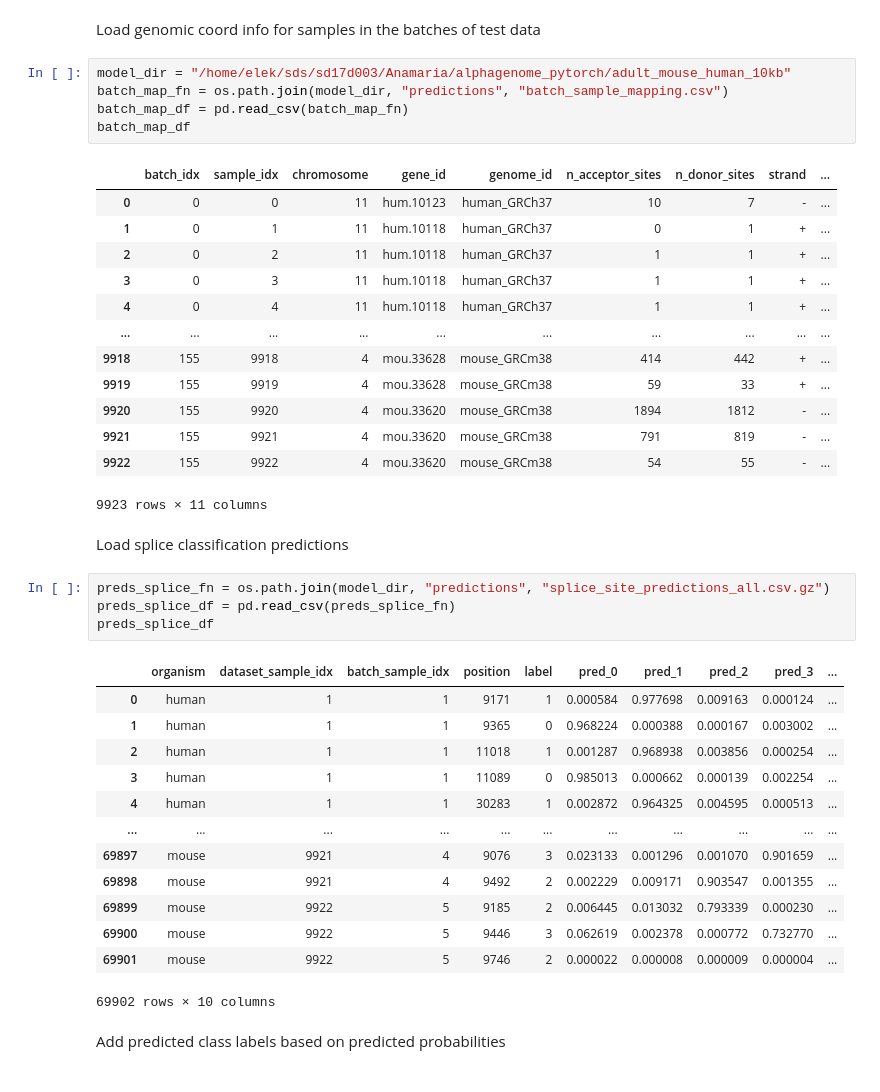
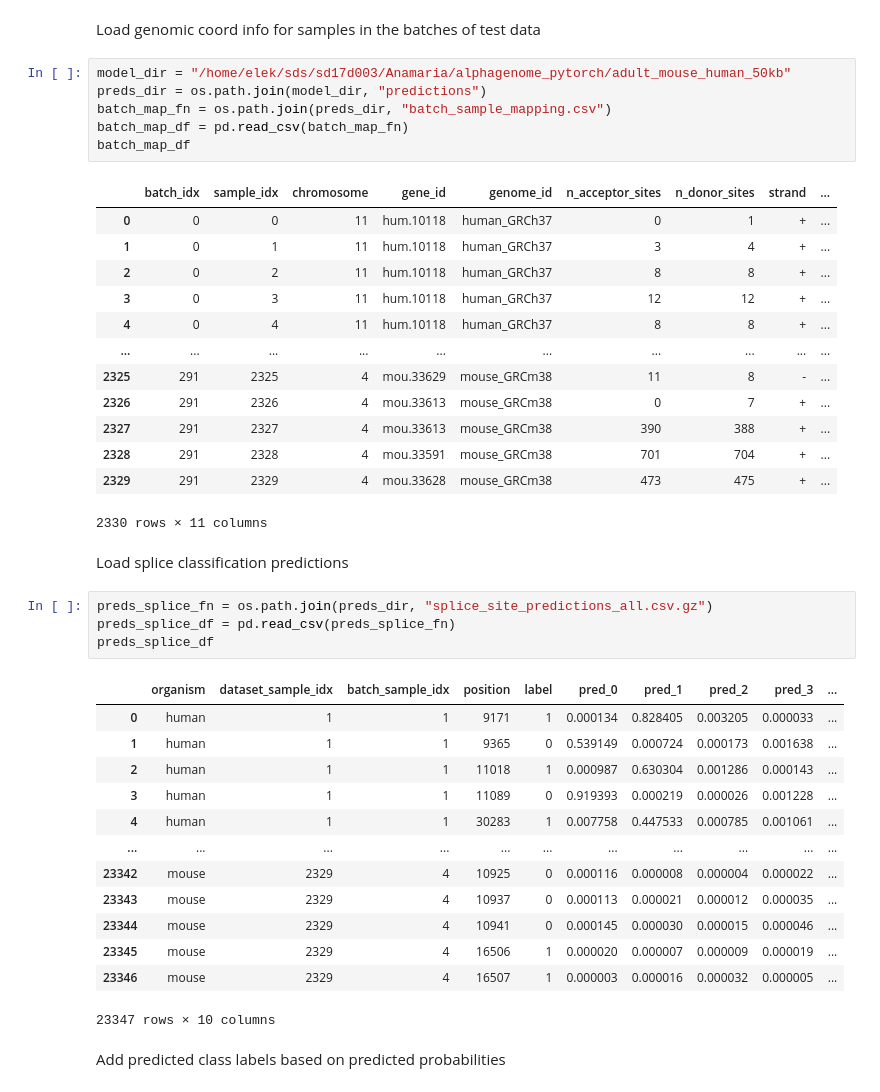
Before and after one commit to anamariaelek/alphagenome, a Jupyter notebook: notebooks/splicing_test.ipynb, the cells around one changed output. Saved outputs shown, nothing was run; the diff lists cells and outputs as text.

Commit message:
Updt training and prediction

```diff
--- a/notebooks/splicing_test.ipynb
+++ b/notebooks/splicing_test.ipynb
@@ -1050,44 +1053,45 @@ Plotting SSE density...
 # %% [markdown]
 Load genomic coord info for samples in the batches of test data
 # %%
-model_dir = "/home/elek/sds/sd17d003/Anamaria/alphagenome_pytorch/adult_mouse_human_10kb"
-batch_map_fn = os.path.join(model_dir, "predictions", "batch_sample_mapping.csv")
+model_dir = "/home/elek/sds/sd17d003/Anamaria/alphagenome_pytorch/adult_mouse_human_50kb"
+preds_dir = os.path.join(model_dir, "predictions")
+batch_map_fn = os.path.join(preds_dir, "batch_sample_mapping.csv")
 batch_map_df = pd.read_csv(batch_map_fn)
 batch_map_df
 # %% [output]
 |  | batch_idx | sample_idx | chromosome | gene_id | genome_id | n_acceptor_sites | n_donor_sites | strand | ... |
-| 0 | 0 | 0 | 11 | hum.10123 | human_GRCh37 | 10 | 7 | - | ... |
-| 1 | 0 | 1 | 11 | hum.10118 | human_GRCh37 | 0 | 1 | + | ... |
-| 2 | 0 | 2 | 11 | hum.10118 | human_GRCh37 | 1 | 1 | + | ... |
-| 3 | 0 | 3 | 11 | hum.10118 | human_GRCh37 | 1 | 1 | + | ... |
-| 4 | 0 | 4 | 11 | hum.10118 | human_GRCh37 | 1 | 1 | + | ... |
+| 0 | 0 | 0 | 11 | hum.10118 | human_GRCh37 | 0 | 1 | + | ... |
+| 1 | 0 | 1 | 11 | hum.10118 | human_GRCh37 | 3 | 4 | + | ... |
+| 2 | 0 | 2 | 11 | hum.10118 | human_GRCh37 | 8 | 8 | + | ... |
+| 3 | 0 | 3 | 11 | hum.10118 | human_GRCh37 | 12 | 12 | + | ... |
+| 4 | 0 | 4 | 11 | hum.10118 | human_GRCh37 | 8 | 8 | + | ... |
 | ... | ... | ... | ... | ... | ... | ... | ... | ... | ... |
-| 9918 | 155 | 9918 | 4 | mou.33628 | mouse_GRCm38 | 414 | 442 | + | ... |
-| 9919 | 155 | 9919 | 4 | mou.33628 | mouse_GRCm38 | 59 | 33 | + | ... |
-| 9920 | 155 | 9920 | 4 | mou.33620 | mouse_GRCm38 | 1894 | 1812 | - | ... |
-| 9921 | 155 | 9921 | 4 | mou.33620 | mouse_GRCm38 | 791 | 819 | - | ... |
-| 9922 | 155 | 9922 | 4 | mou.33620 | mouse_GRCm38 | 54 | 55 | - | ... |
+| 2325 | 291 | 2325 | 4 | mou.33629 | mouse_GRCm38 | 11 | 8 | - | ... |
+| 2326 | 291 | 2326 | 4 | mou.33613 | mouse_GRCm38 | 0 | 7 | + | ... |
+| 2327 | 291 | 2327 | 4 | mou.33613 | mouse_GRCm38 | 390 | 388 | + | ... |
+| 2328 | 291 | 2328 | 4 | mou.33591 | mouse_GRCm38 | 701 | 704 | + | ... |
+| 2329 | 291 | 2329 | 4 | mou.33628 | mouse_GRCm38 | 473 | 475 | + | ... |
-9923 rows × 11 columns
+2330 rows × 11 columns
 # %% [markdown]
 Load splice classification predictions
 # %%
-preds_splice_fn = os.path.join(model_dir, "predictions", "splice_site_predictions_all.csv.gz")
+preds_splice_fn = os.path.join(preds_dir, "splice_site_predictions_all.csv.gz")
 preds_splice_df = pd.read_csv(preds_splice_fn)
 preds_splice_df
 # %% [output]
 |  | organism | dataset_sample_idx | batch_sample_idx | position | label | pred_0 | pred_1 | pred_2 | pred_3 | ... |
-| 0 | human | 1 | 1 | 9171 | 1 | 0.000584 | 0.977698 | 0.009163 | 0.000124 | ... |
-| 1 | human | 1 | 1 | 9365 | 0 | 0.968224 | 0.000388 | 0.000167 | 0.003002 | ... |
-| 2 | human | 1 | 1 | 11018 | 1 | 0.001287 | 0.968938 | 0.003856 | 0.000254 | ... |
-| 3 | human | 1 | 1 | 11089 | 0 | 0.985013 | 0.000662 | 0.000139 | 0.002254 | ... |
-| 4 | human | 1 | 1 | 30283 | 1 | 0.002872 | 0.964325 | 0.004595 | 0.000513 | ... |
+| 0 | human | 1 | 1 | 9171 | 1 | 0.000134 | 0.828405 | 0.003205 | 0.000033 | ... |
+| 1 | human | 1 | 1 | 9365 | 0 | 0.539149 | 0.000724 | 0.000173 | 0.001638 | ... |
+| 2 | human | 1 | 1 | 11018 | 1 | 0.000987 | 0.630304 | 0.001286 | 0.000143 | ... |
+| 3 | human | 1 | 1 | 11089 | 0 | 0.919393 | 0.000219 | 0.000026 | 0.001228 | ... |
+| 4 | human | 1 | 1 | 30283 | 1 | 0.007758 | 0.447533 | 0.000785 | 0.001061 | ... |
 | ... | ... | ... | ... | ... | ... | ... | ... | ... | ... | ... |
-| 69897 | mouse | 9921 | 4 | 9076 | 3 | 0.023133 | 0.001296 | 0.001070 | 0.901659 | ... |
-| 69898 | mouse | 9921 | 4 | 9492 | 2 | 0.002229 | 0.009171 | 0.903547 | 0.001355 | ... |
-| 69899 | mouse | 9922 | 5 | 9185 | 2 | 0.006445 | 0.013032 | 0.793339 | 0.000230 | ... |
-| 69900 | mouse | 9922 | 5 | 9446 | 3 | 0.062619 | 0.002378 | 0.000772 | 0.732770 | ... |
-| 69901 | mouse | 9922 | 5 | 9746 | 2 | 0.000022 | 0.000008 | 0.000009 | 0.000004 | ... |
+| 23342 | mouse | 2329 | 4 | 10925 | 0 | 0.000116 | 0.000008 | 0.000004 | 0.000022 | ... |
+| 23343 | mouse | 2329 | 4 | 10937 | 0 | 0.000113 | 0.000021 | 0.000012 | 0.000035 | ... |
+| 23344 | mouse | 2329 | 4 | 10941 | 0 | 0.000145 | 0.000030 | 0.000015 | 0.000046 | ... |
+| 23345 | mouse | 2329 | 4 | 16506 | 1 | 0.000020 | 0.000007 | 0.000009 | 0.000019 | ... |
+| 23346 | mouse | 2329 | 4 | 16507 | 1 | 0.000003 | 0.000016 | 0.000032 | 0.000005 | ... |
-69902 rows × 10 columns
+23347 rows × 10 columns
 # %% [markdown]
 Add predicted class labels based on predicted probabilities
 # %%
```
Also changed, not shown: parts of 36 cells of this notebook, 6 other files.
